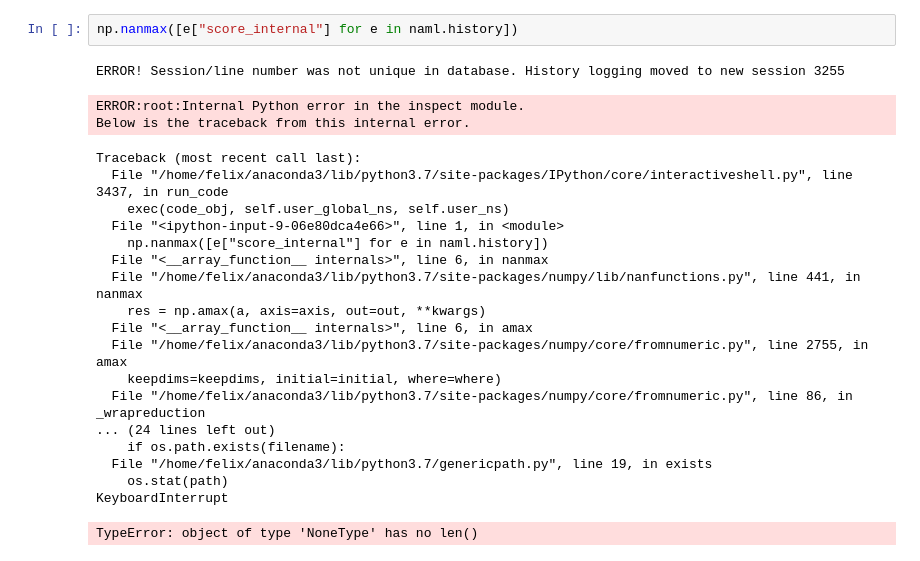
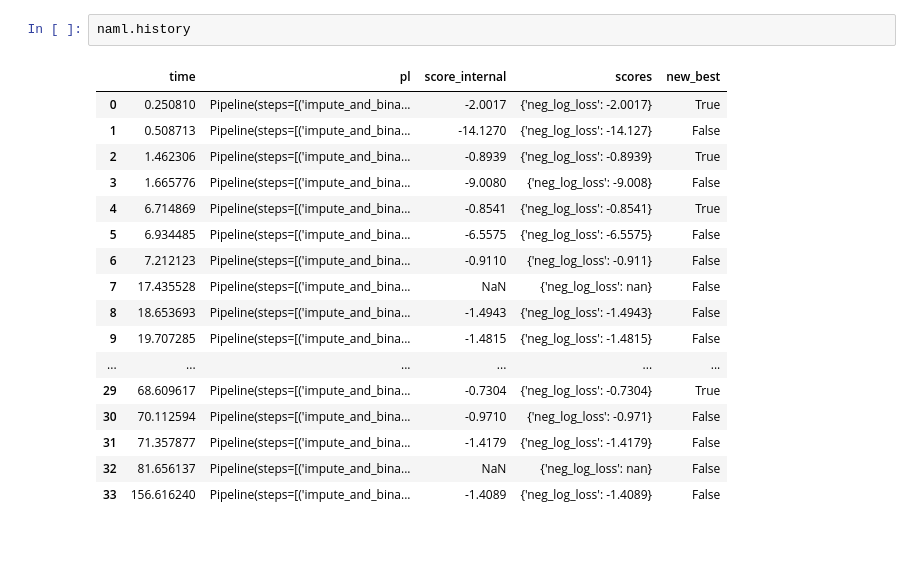
Before and after one commit to fmohr/naiveautoml, a Jupyter notebook: python/usage-example.ipynb, the cells around one changed output. Drawn from its saved outputs; the diff is of its cells as text.

```diff
--- a/python/usage-example.ipynb
+++ b/python/usage-example.ipynb
@@ -155,25 +109,21 @@ Pipeline(steps=[('data-pre-processor', PowerTransformer()),
 # %%
-np.nanmax([e["score_internal"] for e in naml.history])
+naml.history
 # %% [output]
-ERROR! Session/line number was not unique in database. History logging moved to new session 3255
-ERROR:root:Internal Python error in the inspect module.
-Below is the traceback from this internal error.
-Traceback (most recent call last):
-  File "/home/felix/anaconda3/lib/python3.7/site-packages/IPython/core/interactiveshell.py", line 3437, in run_code
-    exec(code_obj, self.user_global_ns, self.user_ns)
-  File "<ipython-input-9-06e80dca4e66>", line 1, in <module>
-    np.nanmax([e["score_internal"] for e in naml.history])
-  File "<__array_function__ internals>", line 6, in nanmax
-  File "/home/felix/anaconda3/lib/python3.7/site-packages/numpy/lib/nanfunctions.py", line 441, in nanmax
-    res = np.amax(a, axis=axis, out=out, **kwargs)
-  File "<__array_function__ internals>", line 6, in amax
-  File "/home/felix/anaconda3/lib/python3.7/site-packages/numpy/core/fromnumeric.py", line 2755, in amax
-    keepdims=keepdims, initial=initial, where=where)
-  File "/home/felix/anaconda3/lib/python3.7/site-packages/numpy/core/fromnumeric.py", line 86, in _wrapreduction
-... (24 lines left out)
-    if os.path.exists(filename):
-  File "/home/felix/anaconda3/lib/python3.7/genericpath.py", line 19, in exists
-    os.stat(path)
-KeyboardInterrupt
-TypeError: object of type 'NoneType' has no len()
+|  | time | pl | score_internal | scores | new_best |
+| 0 | 0.250810 | Pipeline(steps=[('impute_and_bina... | -2.0017 | {'neg_log_loss': -2.0017} | True |
+| 1 | 0.508713 | Pipeline(steps=[('impute_and_bina... | -14.1270 | {'neg_log_loss': -14.127} | False |
+| 2 | 1.462306 | Pipeline(steps=[('impute_and_bina... | -0.8939 | {'neg_log_loss': -0.8939} | True |
+| 3 | 1.665776 | Pipeline(steps=[('impute_and_bina... | -9.0080 | {'neg_log_loss': -9.008} | False |
+| 4 | 6.714869 | Pipeline(steps=[('impute_and_bina... | -0.8541 | {'neg_log_loss': -0.8541} | True |
+| 5 | 6.934485 | Pipeline(steps=[('impute_and_bina... | -6.5575 | {'neg_log_loss': -6.5575} | False |
+| 6 | 7.212123 | Pipeline(steps=[('impute_and_bina... | -0.9110 | {'neg_log_loss': -0.911} | False |
+| 7 | 17.435528 | Pipeline(steps=[('impute_and_bina... | NaN | {'neg_log_loss': nan} | False |
+| 8 | 18.653693 | Pipeline(steps=[('impute_and_bina... | -1.4943 | {'neg_log_loss': -1.4943} | False |
+| 9 | 19.707285 | Pipeline(steps=[('impute_and_bina... | -1.4815 | {'neg_log_loss': -1.4815} | False |
+| ... | ... | ... | ... | ... | ... |
+| 29 | 68.609617 | Pipeline(steps=[('impute_and_bina... | -0.7304 | {'neg_log_loss': -0.7304} | True |
+| 30 | 70.112594 | Pipeline(steps=[('impute_and_bina... | -0.9710 | {'neg_log_loss': -0.971} | False |
+| 31 | 71.357877 | Pipeline(steps=[('impute_and_bina... | -1.4179 | {'neg_log_loss': -1.4179} | False |
+| 32 | 81.656137 | Pipeline(steps=[('impute_and_bina... | NaN | {'neg_log_loss': nan} | False |
+| 33 | 156.616240 | Pipeline(steps=[('impute_and_bina... | -1.4089 | {'neg_log_loss': -1.4089} | False |
 # %%
```
Also changed, not shown: parts of 20 cells of this notebook, 3 other files.
